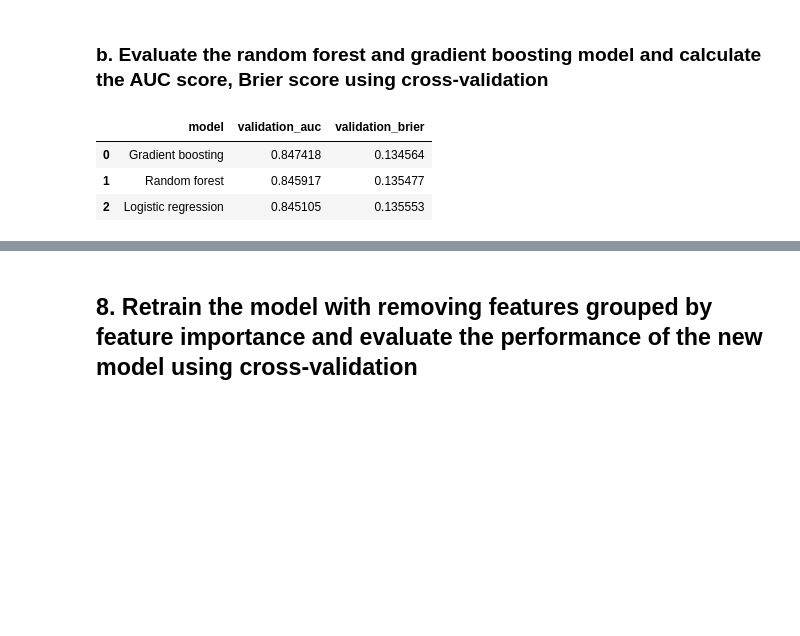
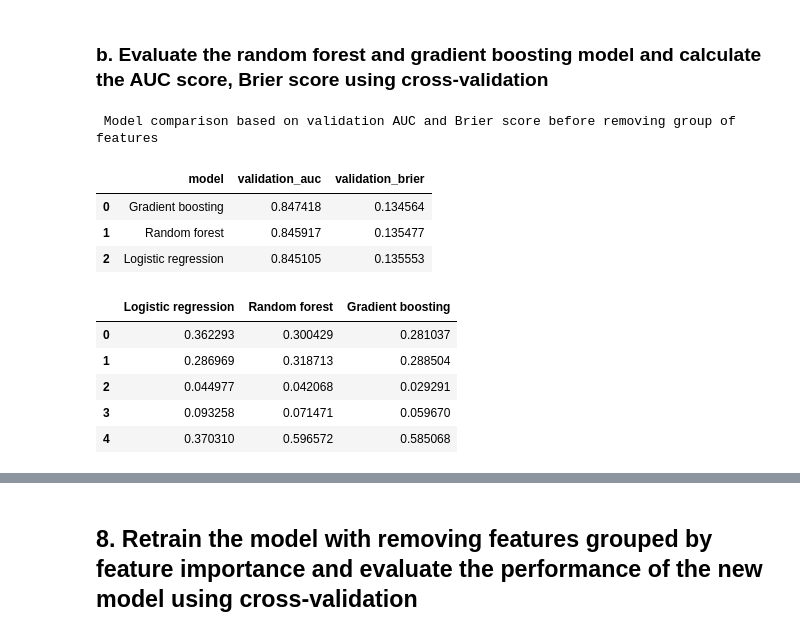
Before and after one commit to PhanChung09/Customer-Churn-Analysis, a Jupyter notebook: Customer Churn_Phan_Correction.ipynb, the cells around one changed output, grey strips where cells are left out. Saved outputs shown, nothing was run; the diff lists cells and outputs as text; code cells hidden in the pictures; blank space fills up the shorter version.

```diff
--- a/Customer Churn_Phan_Correction.ipynb
+++ b/Customer Churn_Phan_Correction.ipynb
@@ -459,6 +442,7 @@ Pipeline(steps=[('preprocess',
 ### b. Evaluate the random forest and gradient boosting model and calculate the AUC score, Brier score using cross-validation
 # %%
 # perform cross-validation for Random Forest and Gradient Boosting models
+
 from sklearn.metrics import roc_auc_score, brier_score_loss
 models = {
     "Logistic regression": baseline_model,
@@ -502,10 +486,22 @@ model_comp = (
     )
     .reset_index(drop=True)
 )
-
+print(" Model comparison based on validation AUC and Brier score before removing group of features")
 display(model_comp)
 # %% [output]
+ Model comparison based on validation AUC and Brier score before removing group of features
 |  | model | validation_auc | validation_brier |
 | 0 | Gradient boosting | 0.847418 | 0.134564 |
 | 1 | Random forest | 0.845917 | 0.135477 |
 | 2 | Logistic regression | 0.845105 | 0.135553 |
+# %%
+### c. Output out of fold probabilities for each model
+oof_df = pd.DataFrame(oof_by_model)
+oof_df.head()
+# %% [output]
+|  | Logistic regression | Random forest | Gradient boosting |
+| 0 | 0.362293 | 0.300429 | 0.281037 |
+| 1 | 0.286969 | 0.318713 | 0.288504 |
+| 2 | 0.044977 | 0.042068 | 0.029291 |
+| 3 | 0.093258 | 0.071471 | 0.059670 |
+| 4 | 0.370310 | 0.596572 | 0.585068 |
```
Also changed, not shown: parts of 21 cells of this notebook, 1 other file.
